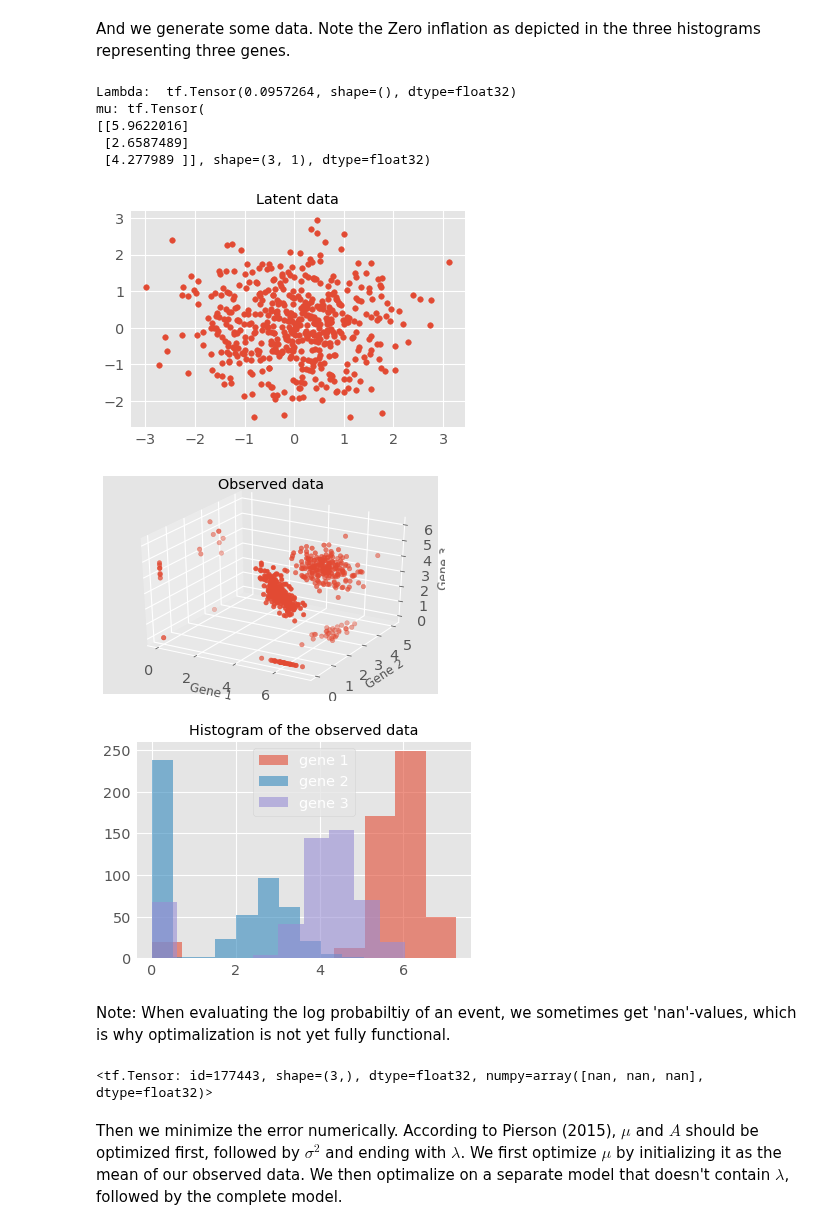
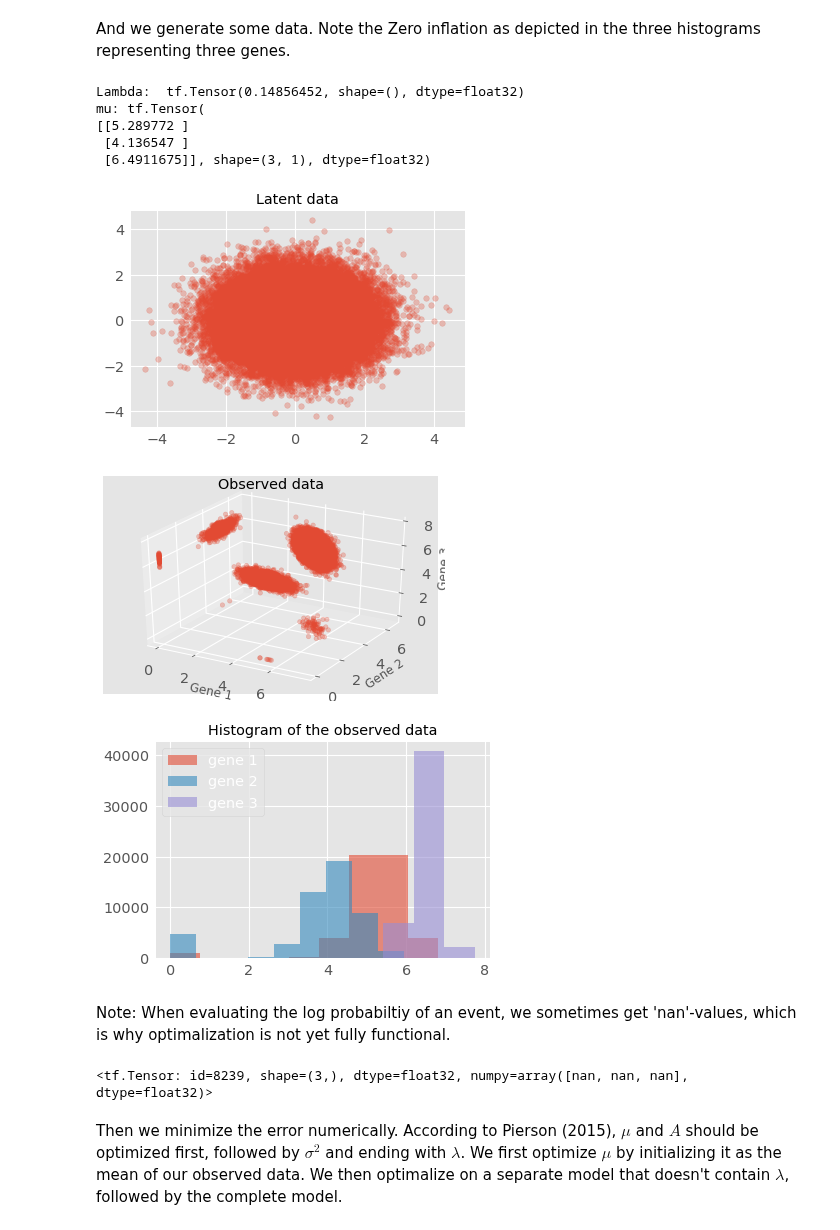
Before and after one commit to tobias-beers/RNA_visualization, a Jupyter notebook: Code/PPCA_ZIFA.ipynb, the cells around one changed output. Saved outputs shown, nothing was run; the diff lists cells and outputs as text; code cells hidden in the pictures.

```diff
--- a/Code/PPCA_ZIFA.ipynb
+++ b/Code/PPCA_ZIFA.ipynb
@@ -29,11 +29,11 @@ def ZIFA(data_dim, latent_dim, num_datapoints, stddv_datapoints):
 
     # We start by generating a sigma^2
     sigma_sqrd = yield Root(tfd.Independent(
-        tfd.Normal(loc=stddv_datapoints, scale=0.05, name='sigma')))
+        tfd.Normal(loc=stddv_datapoints, scale=0.15, name='sigma')))
 
     # We initialize lambda here
     lamda = yield Root(tfd.Independent(
-        tfd.Normal(loc=0.1, scale=0.03, name='lambda')))
+        tfd.Uniform(low=0.1, high=0.2, name='lambda')))
 
     # Then the latent data z
     z = yield Root(tfd.Independent(
@@ -53,15 +53,15 @@ def ZIFA(data_dim, latent_dim, num_datapoints, stddv_datapoints):
                  name="mu"), reinterpreted_batch_ndims=1))
 
     # Tensorflows einsum() function is used to take the products of A and the individual columns of z, which is used to obtain the means of x
-    x = tfd.Independent(tfd.Normal(
+    x = yield Root(tfd.Independent(tfd.Normal(
         loc=tf.einsum('ij,ki->kj',z,A)+mu,
         scale=sigma_sqrd,
-        name="x"), reinterpreted_batch_ndims=2).sample()
+        name="x"), reinterpreted_batch_ndims=2))
 
     # Bernoulli variable h is generated based on x and lambda
-    h_dist = tfd.Independent(tfd.Bernoulli(
-        probs = 1-tf.exp(tf.multiply(-lamda,tf.square(x))), name = 'h',dtype=tf.float32,))
-    h = h_dist.sample()
+    h = yield Root(tfd.Independent(tfd.Bernoulli(
+        probs = 1-tf.exp(tf.multiply(-lamda,tf.square(x))), name = 'h',dtype=tf.float32,)))
+#     h = h_dist.sample()
 
     # Then the final points y can be generated
     y = yield Root(tfd.Independent(
@@ -69,13 +69,8 @@ def ZIFA(data_dim, latent_dim, num_datapoints, stddv_datapoints):
                  scale=0,
                  name="y"), reinterpreted_batch_ndims=2))
 
-#     y2 = yield Root(tfd.Mixture(
-#   cat=tfd.Categorical(probs=[[0.2,0.8],[0.1,0.9]]),#probs=[1-tf.exp(tf.multiply(-lamda,tf.square(x))), tf.exp(tf.multiply(-lamda,tf.square(x)))]),
-#   components=[
-#     tfd.Normal(loc=0, scale=0),
-#     tfd.Normal(loc=5, scale=0.5),]))
 
-num_datapoints = 500
+num_datapoints = 50000
 data_dim = 3
 latent_dim = 2
 stddv_datapoints = 0.3
@@ -96,51 +91,51 @@ model = tfd.JointDistributionCoroutine(concrete_ZIFA_model)
 # %% [markdown]
 And we generate some data. Note the Zero inflation as depicted in the three histograms representing three genes.
 # %%
-actual_sigma, actual_lambda, actual_z, actual_A, actual_mu, y_train = model.sample()
+actual_sigma, actual_lambda, actual_z, actual_A, actual_mu, actual_x, actual_h, y_train = model.sample()
 print('Lambda: ', actual_lambda)
 print('mu:', actual_mu)
 
 # print("Principal axes:")
 # print(actual_w)
 # print(actual_z)
 
-plt.scatter(actual_z[0,:], actual_z[1,:])
+plt.scatter(actual_z[0,:], actual_z[1,:], alpha=0.3)
 title = plt.title('Latent data')
 plt.setp(title, color='black')
 plt.show()
 
 fig = plt.figure()
 ax = fig.add_subplot(111, projection='3d')
-ax.scatter(y_train[0,:],y_train[1,:],y_train[2,:])
+ax.scatter(y_train[0,:],y_train[1,:],y_train[2,:], alpha=0.3)
 title = ax.set_title("Observed data")
 plt.setp(title, color='black')
 ax.set_xlabel('Gene 1')
 ax.set_ylabel('Gene 2')
 ax.set_zlabel('Gene 3')
 plt.show()
 
 plt.hist(y_train[0, :], label='gene 1', alpha=0.6)
 plt.hist(y_train[1, :], label='gene 2', alpha=0.6)
 plt.hist(y_train[2, :], label='gene 3', alpha=0.6)
 title = plt.title('Histogram of the observed data')
 plt.setp(title, color='black')
 plt.legend()
 plt.show()
 # %% [output]
-Lambda:  tf.Tensor(0.0957264, shape=(), dtype=float32)
+Lambda:  tf.Tensor(0.14856452, shape=(), dtype=float32)
 mu: tf.Tensor(
-[[5.9622016]
- [2.6587489]
- [4.277989 ]], shape=(3, 1), dtype=float32)
+[[5.289772 ]
+ [4.136547 ]
+ [6.4911675]], shape=(3, 1), dtype=float32)
-[figure, old version]
+[figure, new version]
-[figure, old version]
+[figure, new version]
-[figure, old version]
+[figure, new version]
 # %% [markdown]
 Note: When evaluating the log probabiltiy of an event, we sometimes get 'nan'-values, which is why optimalization is not yet fully functional.
 # %%
-model.log_prob((actual_sigma, actual_lambda, actual_z, actual_A, actual_mu, y_train))
+model.log_prob((actual_sigma, actual_lambda, actual_z, actual_A, actual_mu, actual_h, actual_x, y_train))
 # %% [output]
-<tf.Tensor: id=177443, shape=(3,), dtype=float32, numpy=array([nan, nan, nan], dtype=float32)>
+<tf.Tensor: id=8239, shape=(3,), dtype=float32, numpy=array([nan, nan, nan], dtype=float32)>
 # %% [markdown]
 Then we minimize the error numerically. According to Pierson (2015), $\mu$ and $A$ should be optimized first, followed by $\sigma^2$ and ending with $\lambda$. We first optimize $\mu$ by initializing it as the mean of our observed data. We then optimalize on a separate model that doesn't contain $\lambda$, followed by the complete model.
 # %%
```
Also changed, not shown: parts of 13 cells of this notebook.
